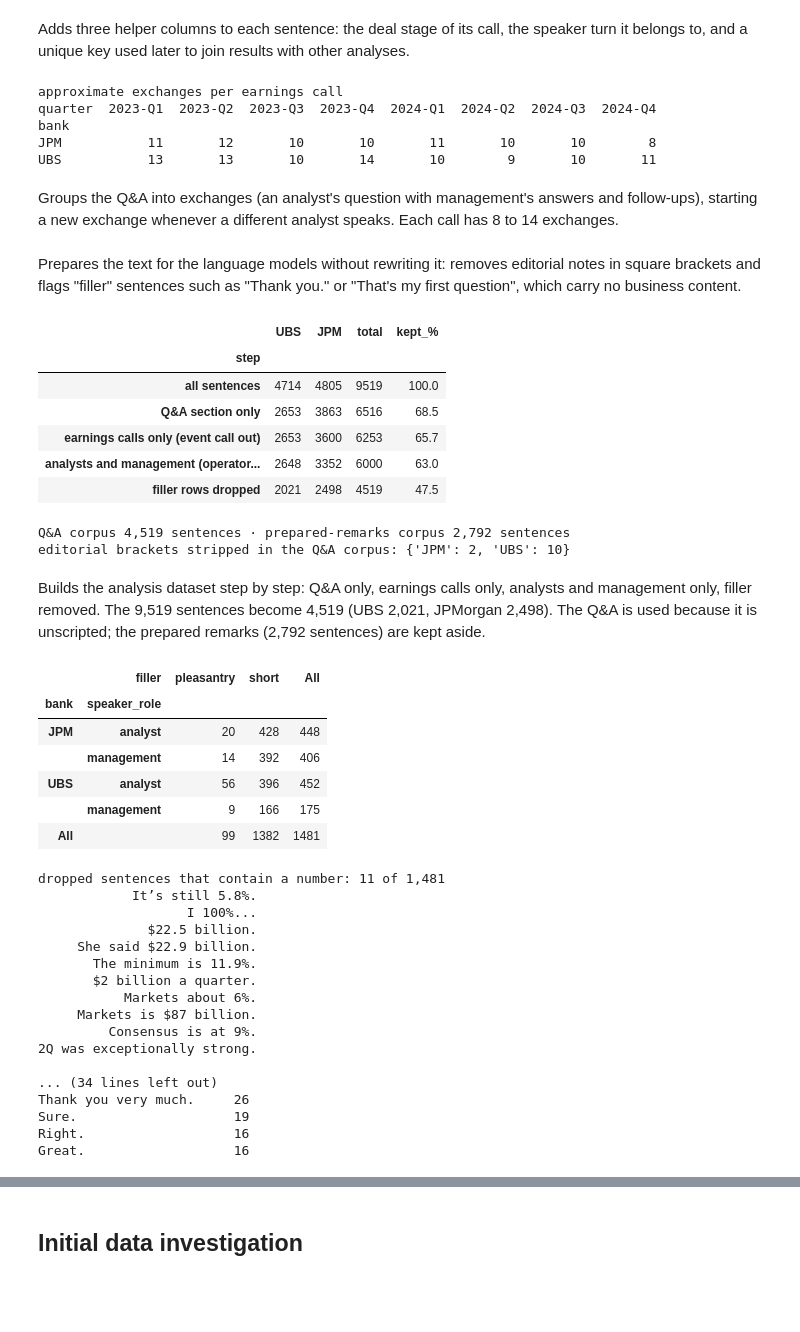
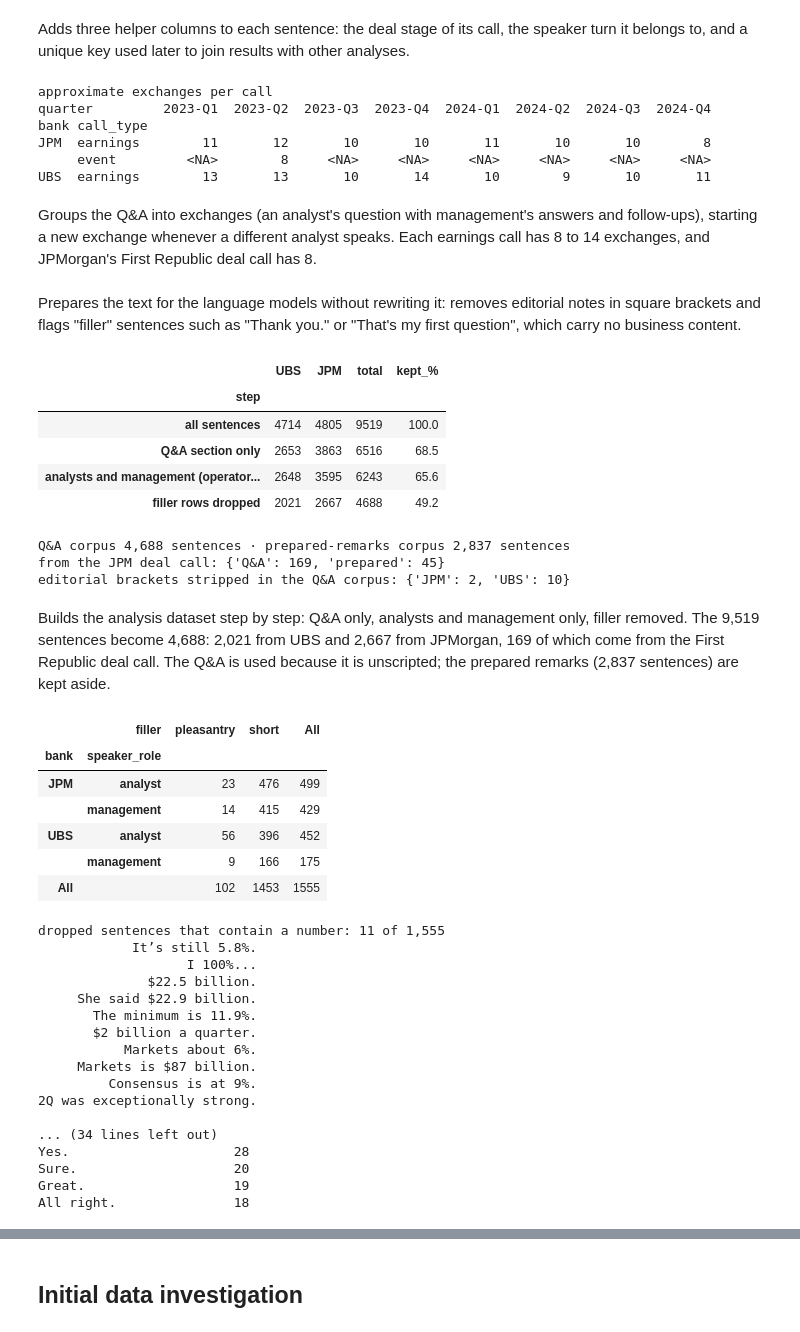
Before and after one commit to maybebool/boe-financial-analysis, a Jupyter notebook: notebooks/angelo/angelo.ipynb, the cells around one changed output, grey strips where cells are left out. Cells and saved outputs as stored; diff of their text form; code cells hidden in the pictures; blank space fills up the shorter version.

```diff
--- a/notebooks/angelo/angelo.ipynb
+++ b/notebooks/angelo/angelo.ipynb
@@ -230,17 +237,17 @@ call_id = utt["bank"] + "|" + utt["quarter"] + "|" + utt["call_type"]
 utt["exchange_id"] = (call_id + "|" + utt["exchange"].astype("Int64").astype(str)).where(utt["exchange"].notna())
 sent = sent.merge(utt[["turn_id", "exchange", "exchange_id"]], on="turn_id", how="left", validate="many_to_one")
 
-print("approximate exchanges per earnings call")
-print(utt[utt["call_type"] == "earnings"].groupby(["bank", "quarter"])["exchange"].max()
-      .unstack("quarter").astype(int).to_string())
+print("approximate exchanges per call")
+print(utt.groupby(CALL_ID)["exchange"].max().unstack("quarter").astype("Int64").to_string())
 # %% [output]
-approximate exchanges per earnings call
-quarter  2023-Q1  2023-Q2  2023-Q3  2023-Q4  2024-Q1  2024-Q2  2024-Q3  2024-Q4
-bank
-JPM           11       12       10       10       11       10       10        8
-UBS           13       13       10       14       10        9       10       11
+approximate exchanges per call
+quarter         2023-Q1  2023-Q2  2023-Q3  2023-Q4  2024-Q1  2024-Q2  2024-Q3  2024-Q4
+bank call_type
+JPM  earnings        11       12       10       10       11       10       10        8
+     event         <NA>        8     <NA>     <NA>     <NA>     <NA>     <NA>     <NA>
+UBS  earnings        13       13       10       14       10        9       10       11
 # %% [markdown]
-Groups the Q&A into exchanges (an analyst's question with management's answers and follow-ups), starting a new exchange whenever a different analyst speaks. Each call has 8 to 14 exchanges.
+Groups the Q&A into exchanges (an analyst's question with management's answers and follow-ups), starting a new exchange whenever a different analyst speaks. Each earnings call has 8 to 14 exchanges, and JPMorgan's First Republic deal call has 8.
 # %%
 # 1.5 transformer path (N13): keep raw sentences, strip UBS editorial brackets, flag filler rows
 BRACKET = re.compile(r"\[[^\]]*\]")
@@ -275,44 +282,46 @@ sent["filler"] = np.select(
 # %% [markdown]
 Prepares the text for the language models without rewriting it: removes editorial notes in square brackets and flags "filler" sentences such as "Thank you." or "That's my first question", which carry no business content.
 # %%
-# 1.6 filter funnel and two corpora: Q&A for the analysis, prepared remarks kept for A3
+# 1.6 filter funnel and two corpora: Q&A for the analysis, prepared remarks kept for A3.
+# The First Republic deal call stays in: it is JPMorgan's own communication about its acquisition.
 steps = {
     "all sentences": pd.Series(True, index=sent.index),
     "Q&A section only": sent["section"] == "qa",
-    "earnings calls only (event call out)": sent["call_type"] == "earnings",
     "analysts and management (operator, IR out)": sent["speaker_role"].isin(ROLES),
     "filler rows dropped": sent["filler"] == "",
 }
 keep, rows = pd.Series(True, index=sent.index), []
 for step, cond in steps.items():
     keep &= cond
     n = sent.loc[keep, "bank"].value_counts()
     rows.append({"step": step, **{b: int(n.get(b, 0)) for b in BANKS}, "total": int(keep.sum())})
 funnel = pd.DataFrame(rows).set_index("step")
 funnel["kept_%"] = (100 * funnel["total"] / funnel["total"].iloc[0]).round(1)
 
 qa = sent[keep].reset_index(drop=True)
-prep = sent[(sent["section"] == "prepared") & (sent["call_type"] == "earnings")
-            & (sent["speaker_role"] == "management") & (sent["filler"] == "")].reset_index(drop=True)
+prep = sent[(sent["section"] == "prepared") & (sent["speaker_role"] == "management")
+            & (sent["filler"] == "")].reset_index(drop=True)
 display(funnel)
 print(f"Q&A corpus {len(qa):,} sentences · prepared-remarks corpus {len(prep):,} sentences")
+print("from the JPM deal call:", {"Q&A": int((qa["call_type"] == "event").sum()),
+                                  "prepared": int((prep["call_type"] == "event").sum())})
 print("editorial brackets stripped in the Q&A corpus:", qa.groupby("bank")["had_bracket"].sum().to_dict())
 # %% [output]
 |  | UBS | JPM | total | kept_% |
 | step |  |  |  |  |
 | all sentences | 4714 | 4805 | 9519 | 100.0 |
 | Q&A section only | 2653 | 3863 | 6516 | 68.5 |
-| earnings calls only (event call out) | 2653 | 3600 | 6253 | 65.7 |
-| analysts and management (operator... | 2648 | 3352 | 6000 | 63.0 |
-| filler rows dropped | 2021 | 2498 | 4519 | 47.5 |
+| analysts and management (operator... | 2648 | 3595 | 6243 | 65.6 |
+| filler rows dropped | 2021 | 2667 | 4688 | 49.2 |
-Q&A corpus 4,519 sentences · prepared-remarks corpus 2,792 sentences
+Q&A corpus 4,688 sentences · prepared-remarks corpus 2,837 sentences
+from the JPM deal call: {'Q&A': 169, 'prepared': 45}
 editorial brackets stripped in the Q&A corpus: {'JPM': 2, 'UBS': 10}
 # %% [markdown]
-Builds the analysis dataset step by step: Q&A only, earnings calls only, analysts and management only, filler removed. The 9,519 sentences become 4,519 (UBS 2,021, JPMorgan 2,498). The Q&A is used because it is unscripted; the prepared remarks (2,792 sentences) are kept aside.
+Builds the analysis dataset step by step: Q&A only, analysts and management only, filler removed. The 9,519 sentences become 4,688: 2,021 from UBS and 2,667 from JPMorgan, 169 of which come from the First Republic deal call. The Q&A is used because it is unscripted; the prepared remarks (2,837 sentences) are kept aside.
 # %%
 # 1.7 check the filler rule: what it dropped and what it cost.
 # Prints transcript text: clear outputs before committing.
-pre = sent[(sent["section"] == "qa") & (sent["call_type"] == "earnings") & sent["speaker_role"].isin(ROLES)]
+pre = sent[(sent["section"] == "qa") & sent["speaker_role"].isin(ROLES)]
 dropped = pre[pre["filler"] != ""]
 display(pd.crosstab([dropped["bank"], dropped["speaker_role"]], dropped["filler"], margins=True))
 
@@ -328,12 +337,12 @@ print(dropped["text"].value_counts().head(12).to_string())
 # %% [output]
 |  | filler | pleasantry | short | All |
 | bank | speaker_role |  |  |  |
-| JPM | analyst | 20 | 428 | 448 |
-|  | management | 14 | 392 | 406 |
+| JPM | analyst | 23 | 476 | 499 |
+|  | management | 14 | 415 | 429 |
 | UBS | analyst | 56 | 396 | 452 |
 |  | management | 9 | 166 | 175 |
-| All |  | 99 | 1382 | 1481 |
+| All |  | 102 | 1453 | 1555 |
-dropped sentences that contain a number: 11 of 1,481
+dropped sentences that contain a number: 11 of 1,555
             It’s still 5.8%.
                    I 100%...
               $22.5 billion.
@@ -346,8 +355,8 @@ dropped sentences that contain a number: 11 of 1,481
 2Q was exceptionally strong.
 
 ... (34 lines left out)
-Thank you very much.     26
-Sure.                    19
-Right.                   16
-Great.                   16
+Yes.                     28
+Sure.                    20
+Great.                   19
+All right.               18
 # %% [markdown]
```
Also changed, not shown: parts of 91 cells of this notebook.
